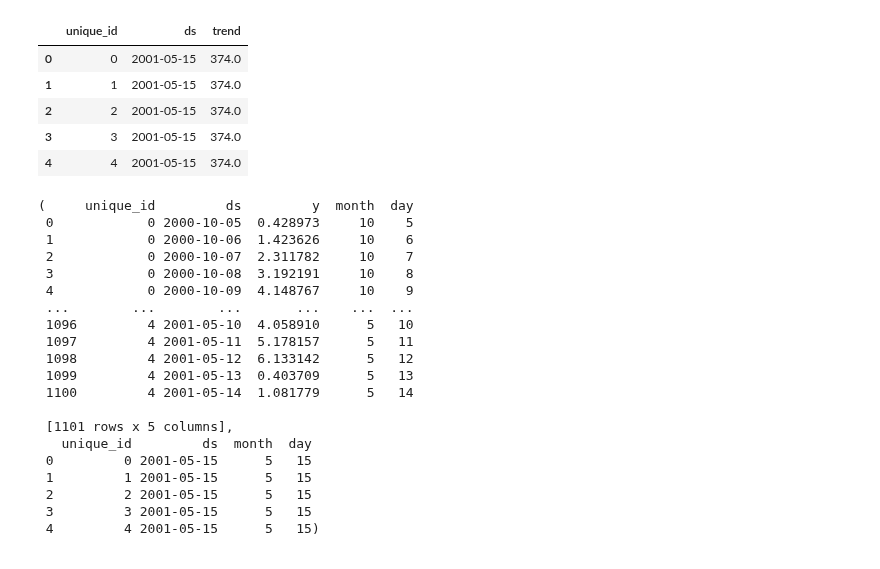
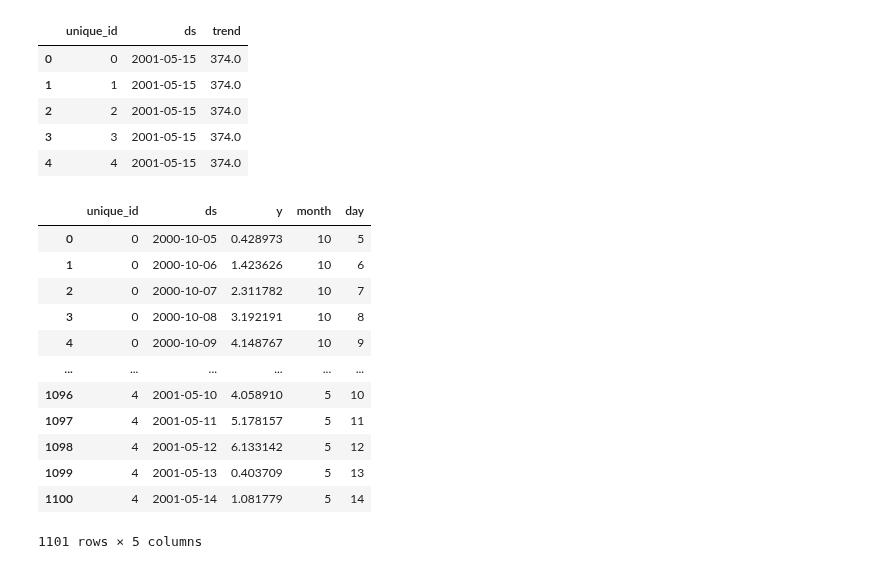
Before and after one commit to Nixtla/utilsforecast, a Jupyter notebook: nbs/feature_engineering.ipynb, the cells around one changed output. Cells and saved outputs as stored; diff of their text form; code cells hidden in the pictures.

```diff
--- a/nbs/feature_engineering.ipynb
+++ b/nbs/feature_engineering.ipynb
@@ -370,25 +378,19 @@ def time_features(
     future = _add_time_features(df=future, features=features, time_col=time_col)
     return transformed, future
 # %%
-time_features(series, freq='D', features=['month', 'day'], h=1)
+transformed_df, future_df = time_features(series, freq='D', features=['month', 'day'], h=1)
+transformed_df
 # %% [output]
+|  | unique_id | ds | y | month | day |
+| 0 | 0 | 2000-10-05 | 0.428973 | 10 | 5 |
+| 1 | 0 | 2000-10-06 | 1.423626 | 10 | 6 |
+| 2 | 0 | 2000-10-07 | 2.311782 | 10 | 7 |
+| 3 | 0 | 2000-10-08 | 3.192191 | 10 | 8 |
+| 4 | 0 | 2000-10-09 | 4.148767 | 10 | 9 |
+| ... | ... | ... | ... | ... | ... |
+| 1096 | 4 | 2001-05-10 | 4.058910 | 5 | 10 |
+| 1097 | 4 | 2001-05-11 | 5.178157 | 5 | 11 |
+| 1098 | 4 | 2001-05-12 | 6.133142 | 5 | 12 |
+| 1099 | 4 | 2001-05-13 | 0.403709 | 5 | 13 |
+| 1100 | 4 | 2001-05-14 | 1.081779 | 5 | 14 |
-(     unique_id         ds         y  month  day
- 0            0 2000-10-05  0.428973     10    5
- 1            0 2000-10-06  1.423626     10    6
- 2            0 2000-10-07  2.311782     10    7
- 3            0 2000-10-08  3.192191     10    8
- 4            0 2000-10-09  4.148767     10    9
- ...        ...        ...       ...    ...  ...
- 1096         4 2001-05-10  4.058910      5   10
- 1097         4 2001-05-11  5.178157      5   11
- 1098         4 2001-05-12  6.133142      5   12
- 1099         4 2001-05-13  0.403709      5   13
- 1100         4 2001-05-14  1.081779      5   14
-
- [1101 rows x 5 columns],
-   unique_id         ds  month  day
- 0         0 2001-05-15      5   15
- 1         1 2001-05-15      5   15
- 2         2 2001-05-15      5   15
- 3         3 2001-05-15      5   15
- 4         4 2001-05-15      5   15)
+1101 rows × 5 columns
```
Also changed, not shown: parts of 5 cells of this notebook, 3 other files.
